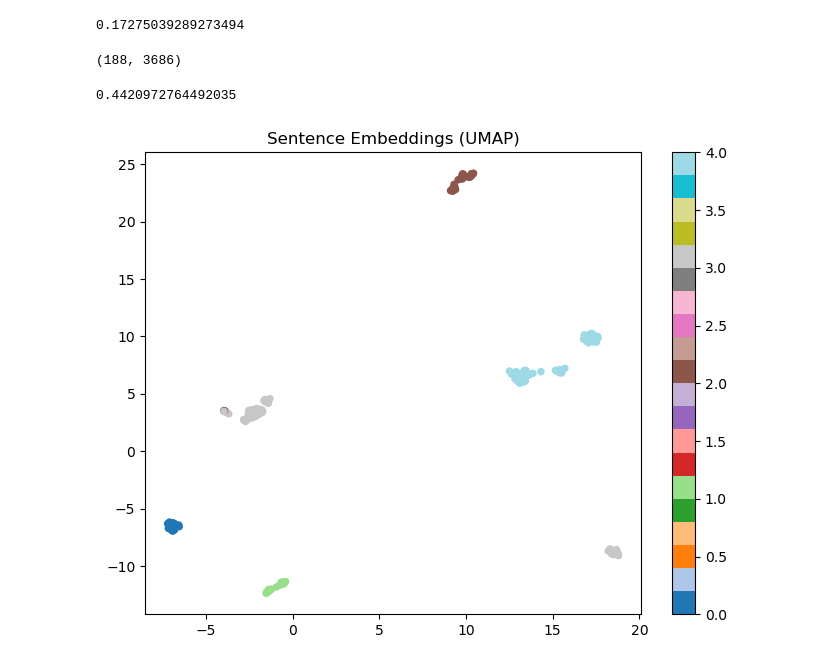
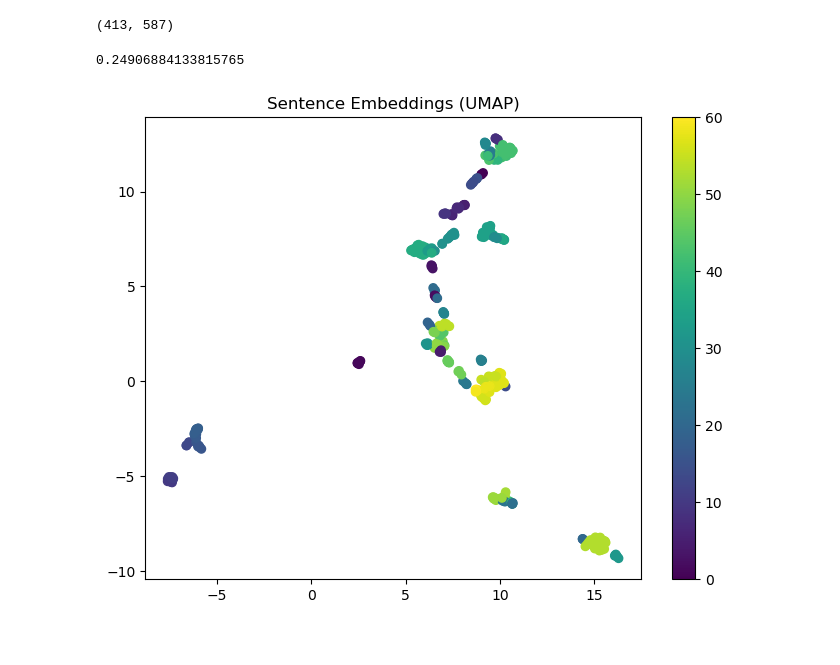
Before and after one commit to chantomkit/guardian-loop-experiments, a Jupyter notebook: clustering.ipynb, the cells around one changed output. Drawn from its saved outputs; the diff is of its cells as text; code cells hidden in the pictures.

```diff
--- a/clustering.ipynb
+++ b/clustering.ipynb
@@ -91,0 +17,3 @@ len(query_embeddings), len(queries)
+# %%
+if "category name" in dataset.columns:
+    dataset = dataset.rename(columns={"category name": "category"})
@@ -140,11 +91,26 @@ Cluster keys for min_cluster_size=25: dict_keys(['0', '1'])
 # %%
-SELECTED_MIN_CLUSTER_SIZE = 20
+from itertools import product
+from sklearn.cluster import HDBSCAN
 
-max_cluster_sizes = [50, 80, 100, 150, 200, None]
+min_cluster_sizes = range(3, 25, 3)
+max_cluster_sizes = list(range(50, 251, 50)) + [None]
 
-for max_cluster_size in max_cluster_sizes:
-    cluster = HDBSCAN(metric='cosine', min_cluster_size=SELECTED_MIN_CLUSTER_SIZE, max_cluster_size=max_cluster_size)
-    cluster.fit(query_embeddings)
-    cluster_queries = build_cluster_queries_dict(cluster, queries, cluster.probabilities_)
-    print(f"Cluster keys for max_cluster_size={max_cluster_size}: {cluster_queries.keys()}")
+for max_cluster_size, min_cluster_size in product(max_cluster_sizes, min_cluster_sizes):
+    cluster = HDBSCAN(metric='cosine', min_cluster_size=min_cluster_size, max_cluster_size=max_cluster_size)
+    cluster.fit(embeddings)
+
+    num_clusters = len(set(cluster.labels_)) - (1 if -1 in cluster.labels_ else 0)
+    if num_clusters < 2:
+        continue
+
+    cluster_queries = build_cluster_queries_dict(cluster, dataset["mutated_prompt"], cluster.probabilities_)
+
+    invalid_idx = (cluster.labels_ == -1)
+    actual_labels_reduced = actual_labels[~invalid_idx]
+    predicted_labels = cluster.labels_[~invalid_idx]
+
+
+    print(f"max_cluster_size={max_cluster_size}, min_cluster_size={min_cluster_size}; "
+    f"% noise: {invalid_idx.sum().item() / len(cluster.labels_):.4f}; Num clusters: {num_clusters}; "
+    f"ARI: {adjusted_rand_score(actual_labels_reduced, predicted_labels):.4f}; Silhouette Score: {silhouette_score(embeddings[~invalid_idx], predicted_labels, metric='cosine'):.4f}")
 # %% [output]
@@ -157,5 +134,6 @@ Cluster keys for max_cluster_size=None: dict_keys(['0', '1', '2', '3'])
 # %%
-SELECTED_MAX_CLUSTER_SIZE = 80
+SELECTED_MAX_CLUSTER_SIZE = None
+SELECTED_MIN_CLUSTER_SIZE = 3
 cluster = HDBSCAN(metric='cosine', min_cluster_size=SELECTED_MIN_CLUSTER_SIZE, max_cluster_size=SELECTED_MAX_CLUSTER_SIZE)
-cluster.fit(query_embeddings)
-cluster_queries = build_cluster_queries_dict(cluster, queries, cluster.probabilities_)
+cluster.fit(embeddings)
+cluster_queries = build_cluster_queries_dict(cluster, dataset["mutated_prompt"], cluster.probabilities_)
@@ -173,29 +140,23 @@ predicted_labels = cluster.labels_[~invalid_idx]
-# %%
-from sklearn.metrics import adjusted_rand_score
-
-adjusted_rand_score(actual_labels_reduced, predicted_labels)
-# %% [output]
-0.17275039289273494
 # %%
-cluster_size = [len(v) for v in cluster_queries.values()]
-sum(cluster_size), len(queries) - sum(cluster_size)  # noise points
+clustered_size = [len(v) for v in cluster_queries.values()]
+sum(clustered_size), len(dataset) - sum(clustered_size)  # noise points
 # %% [output]
-(188, 3686)
+(413, 587)
 # %%
-clustered_embeddings = query_embeddings[cluster.labels_ != -1]
+clustered_embeddings = embeddings[cluster.labels_ != -1]
 # Reduce to 2D
 reducer = umap.UMAP(n_neighbors=15, min_dist=0.1, metric="cosine")
 embeddings_2d = reducer.fit_transform(clustered_embeddings)
 
 print(silhouette_score(clustered_embeddings, cluster.labels_[cluster.labels_ != -1], metric='cosine'))
 
 # Plot
 plt.figure(figsize=(8,6))
-plt.scatter(embeddings_2d[:,0], embeddings_2d[:,1], c=cluster.labels_[cluster.labels_ != -1], cmap="tab20", s=20)
+plt.scatter(embeddings_2d[:,0], embeddings_2d[:,1], c=cluster.labels_[cluster.labels_ != -1])
 plt.colorbar()
 plt.title("Sentence Embeddings (UMAP)")
 plt.show()
 # %% [output]
-0.4420972764492035
+0.24906884133815765
-[figure, old version]
+[figure, new version]
 # %%
```
Also changed, not shown: parts of 38 cells of this notebook, 2 other files.
